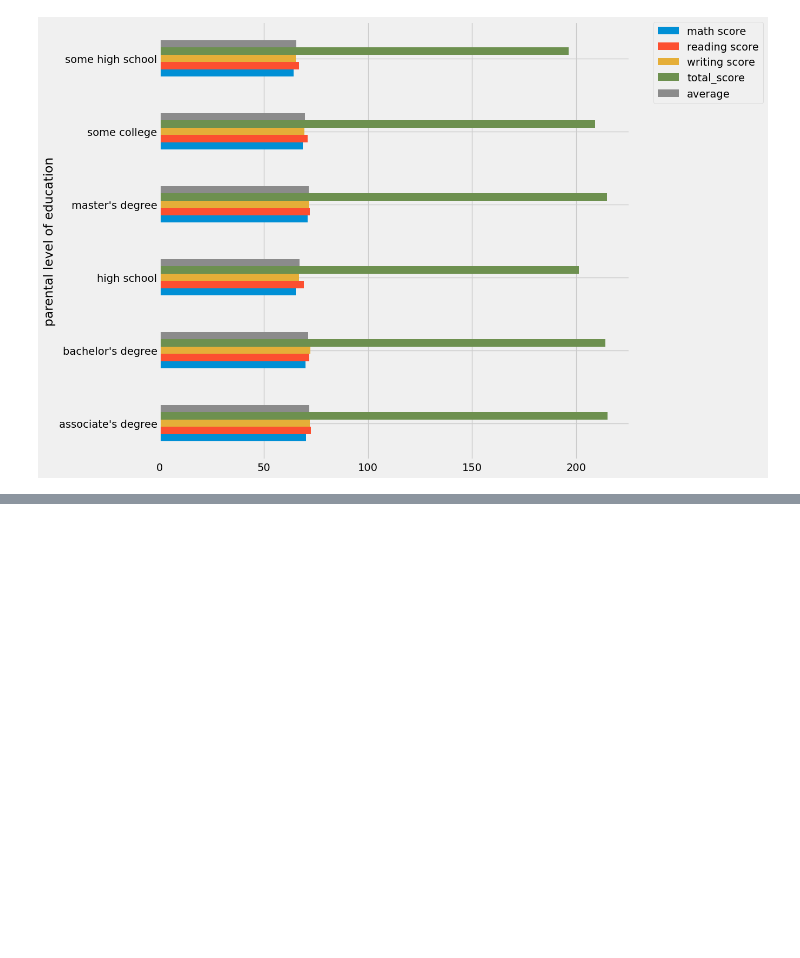
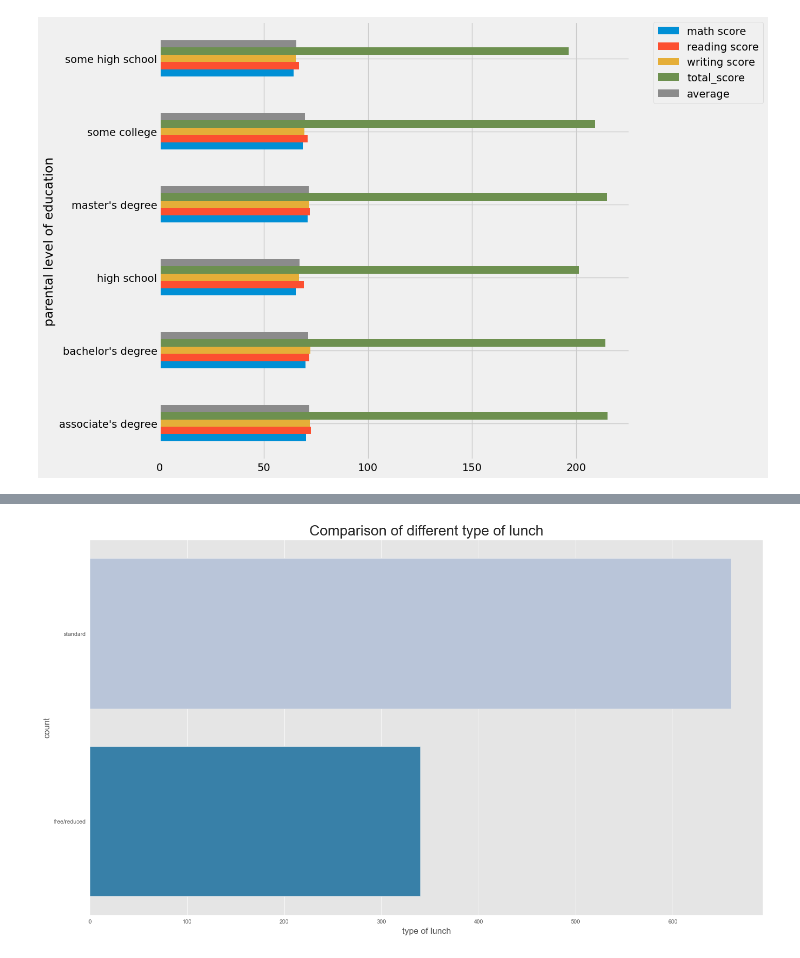
Before and after one commit to Madushani-Weerasekara/EndToEndMLProject, a Jupyter notebook: src/notebook/1. EDA STUDENT PERFORMANCE.ipynb, the cells around one changed output, grey strips where cells are left out. Cells and saved outputs as stored; diff of their text form; code cells hidden in the pictures; blank space fills up the shorter version.

```diff
--- a/src/notebook/1. EDA STUDENT PERFORMANCE.ipynb
+++ b/src/notebook/1. EDA STUDENT PERFORMANCE.ipynb
@@ -567,0 +599,10 @@ plt.show()
+# %%
+plt.rcParams['figure.figsize'] = (15,9)
+plt.style.use('ggplot')
+sns.countplot(df['lunch'], palette='PuBu')
+plt.title('Comparison of different type of lunch', fontweight=30, fontsize=20)
+plt.xlabel('type of lunch')
+plt.ylabel('count')
+plt.show()
+# %% [output]
+[figure, added]
```
Also changed, not shown: parts of 13 cells of this notebook.
